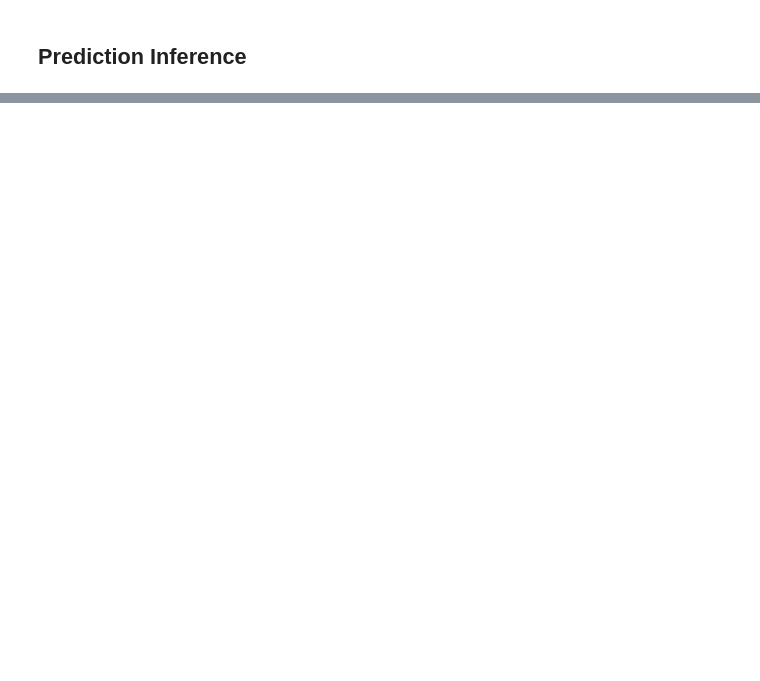
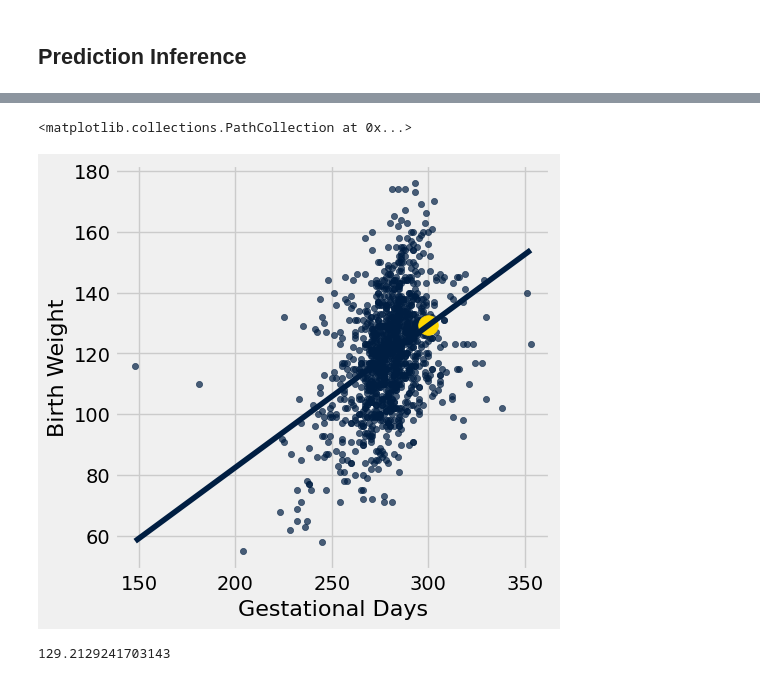
Before and after one commit to ciretorres/python, a Jupyter notebook: data8.3x/week3/sec07_regression_inference.ipynb, the cells around one changed output, grey strips where cells are left out. Cells and saved outputs as stored; diff of their text form; code cells hidden in the pictures; blank space fills up the shorter version.

```diff
--- a/data8.3x/week3/sec07_regression_inference.ipynb
+++ b/data8.3x/week3/sec07_regression_inference.ipynb
@@ -85,2 +85,5 @@ draw_and_compare(2, -5, 1000)
 # %% [markdown]
 ## Prediction Inference
+# %%
+baby = Table.read_table('baby.csv')
+baby.show(3)
@@ -86,0 +103,15 @@ draw_and_compare(2, -5, 1000)
+# %%
+x = 300
+a = slope(baby, 'Gestational Days', 'Birth Weight')
+b = intercept(baby, 'Gestational Days', 'Birth Weight')
+predicted_y = a * x + b
+
+baby.scatter('Gestational Days', 'Birth Weight', fit_line=True)
+plots.scatter(300, predicted_y, color='gold', s=200)
+# %% [output]
+<matplotlib.collections.PathCollection at 0x...>
+[figure, added]
+# %%
+predicted_y
+# %% [output]
+129.2129241703143
```
Also changed, not shown: parts of 12 cells of this notebook.
